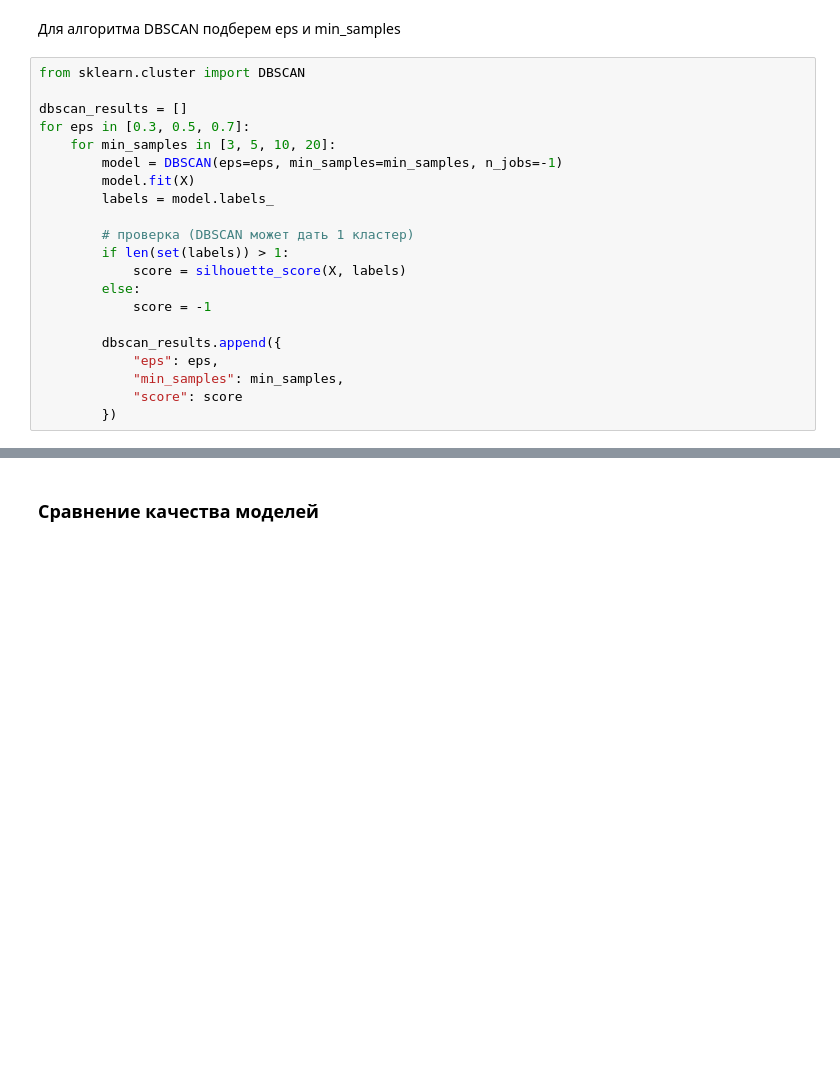
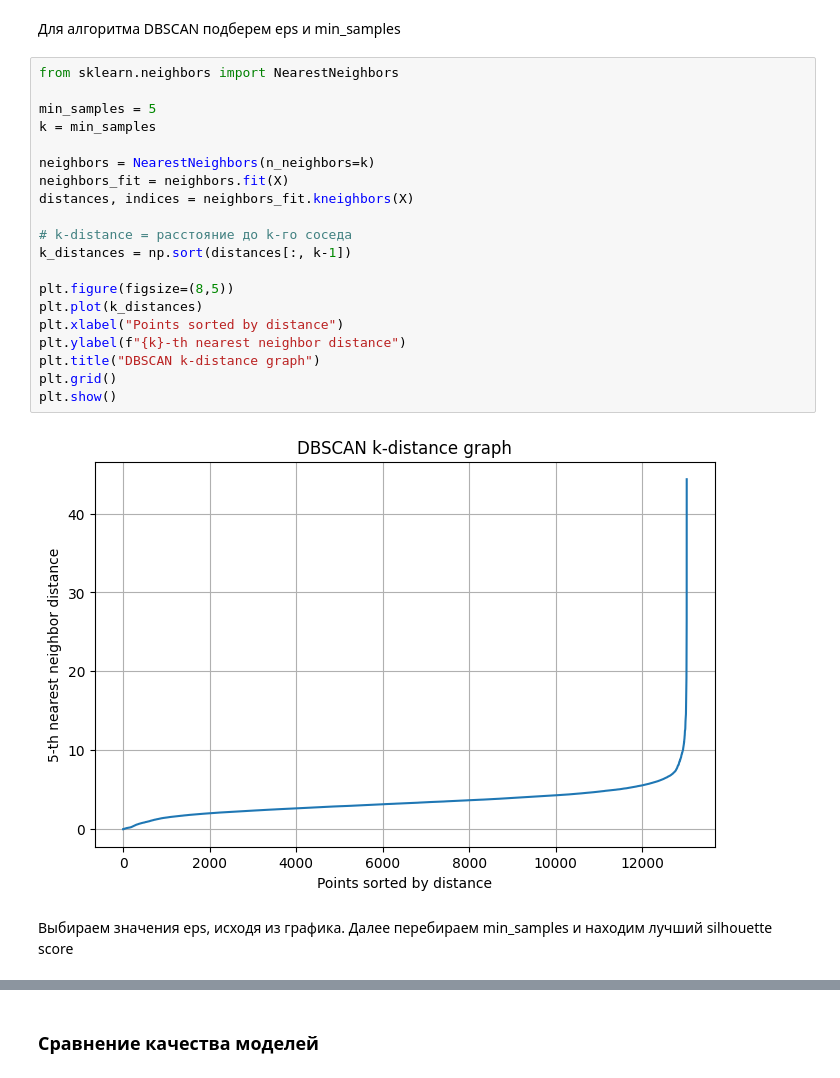
Before and after one commit to sofyak0zyreva/ml-course, a Jupyter notebook: homework/task6.ipynb, the cells around one changed output, grey strips where cells are left out. Saved outputs shown, nothing was run; the diff lists cells and outputs as text; blank space fills up the shorter version.

```diff
--- a/homework/task6.ipynb
+++ b/homework/task6.ipynb
@@ -383,23 +383,26 @@ kmeans = KMeans(n_clusters=3, init = 'k-means++', random_state=42)
 # %% [markdown]
 Для алгоритма DBSCAN подберем eps и min_samples
 # %%
-from sklearn.cluster import DBSCAN
+from sklearn.neighbors import NearestNeighbors
 
-dbscan_results = []
-for eps in [0.3, 0.5, 0.7]:
-    for min_samples in [3, 5, 10, 20]:
-        model = DBSCAN(eps=eps, min_samples=min_samples, n_jobs=-1)
-        model.fit(X)
-        labels = model.labels_
+min_samples = 5
+k = min_samples
 
-        # проверка (DBSCAN может дать 1 кластер)
-        if len(set(labels)) > 1:
-            score = silhouette_score(X, labels)
-        else:
-            score = -1
+neighbors = NearestNeighbors(n_neighbors=k)
+neighbors_fit = neighbors.fit(X)
+distances, indices = neighbors_fit.kneighbors(X)
 
-        dbscan_results.append({
-            "eps": eps,
-            "min_samples": min_samples,
-            "score": score
-        })
+# k-distance = расстояние до k-го соседа
+k_distances = np.sort(distances[:, k-1])
+
+plt.figure(figsize=(8,5))
+plt.plot(k_distances)
+plt.xlabel("Points sorted by distance")
+plt.ylabel(f"{k}-th nearest neighbor distance")
+plt.title("DBSCAN k-distance graph")
+plt.grid()
+plt.show()
+# %% [output]
+[figure, added]
+# %% [markdown]
+Выбираем значения eps, исходя из графика. Далее перебираем min_samples и находим лучший silhouette score
```
Also changed, not shown: parts of 25 cells of this notebook.
